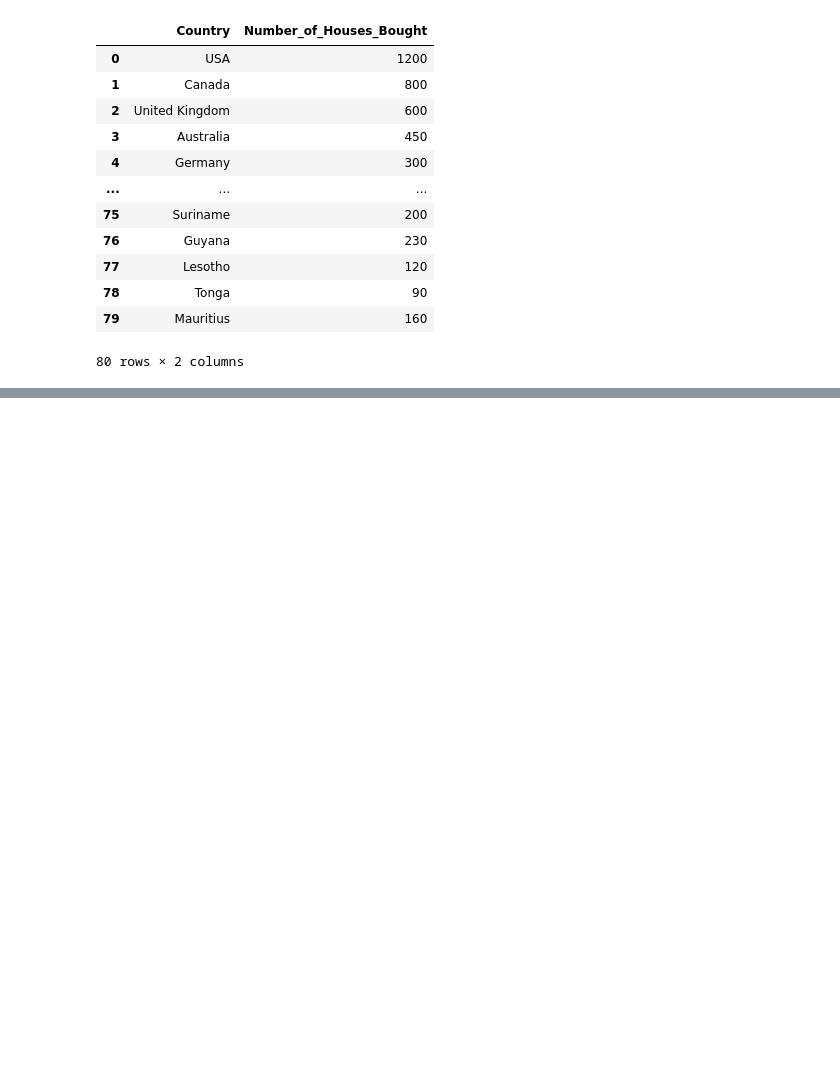
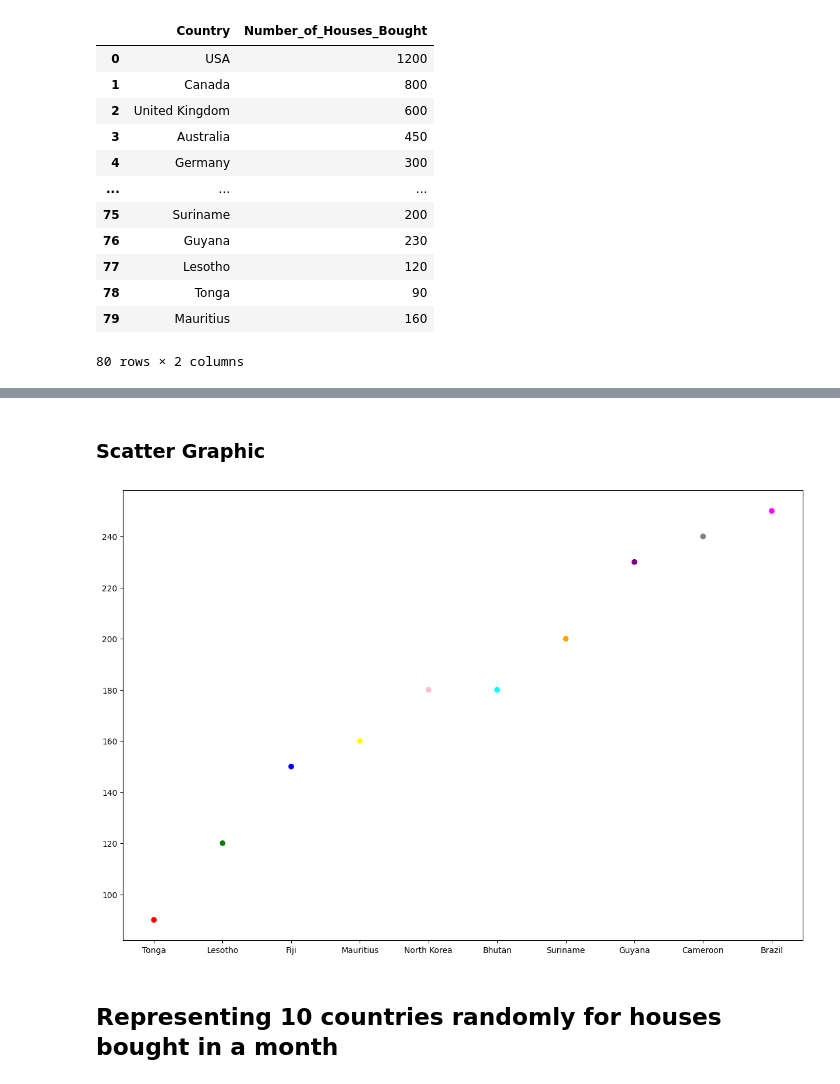
Before and after one commit to marius2347/Data-Visualization-using-matplotlib-in-Python, a Jupyter notebook: data_visualization.ipynb, the cells around one changed output, grey strips where cells are left out. Cells and saved outputs as stored; diff of their text form; code cells hidden in the pictures; blank space fills up the shorter version.

```diff
--- a/data_visualization.ipynb
+++ b/data_visualization.ipynb
@@ -29,0 +76,4 @@ df
+# %%
+# first sorting ascending the table
+lastTen = df.sort_values(by="Number_of_Houses_Bought", ascending=True).head(10)
+lastTen
@@ -29,0 +92,20 @@ df
+# %% [markdown]
+<h3 color = "orange"> Scatter Graphic </h3>
+# %%
+# showing the graphic in a scatter way
+
+# size of figure
+plt.figure(figsize = (15, 10))
+
+# colors
+colors = np.array(["red","green","blue","yellow","pink","cyan","orange","purple","gray","magenta"])
+
+# configure the scatter
+plt.scatter(lastTen['Country'], lastTen['Number_of_Houses_Bought'], color = colors)
+
+# show the scatter
+plt.show()
+# %% [output]
+[figure, added]
+# %% [markdown]
+<h2> Representing 10 countries randomly for houses bought in a month</h2>
```
Also changed, not shown: parts of 19 cells of this notebook, 1 other file.
